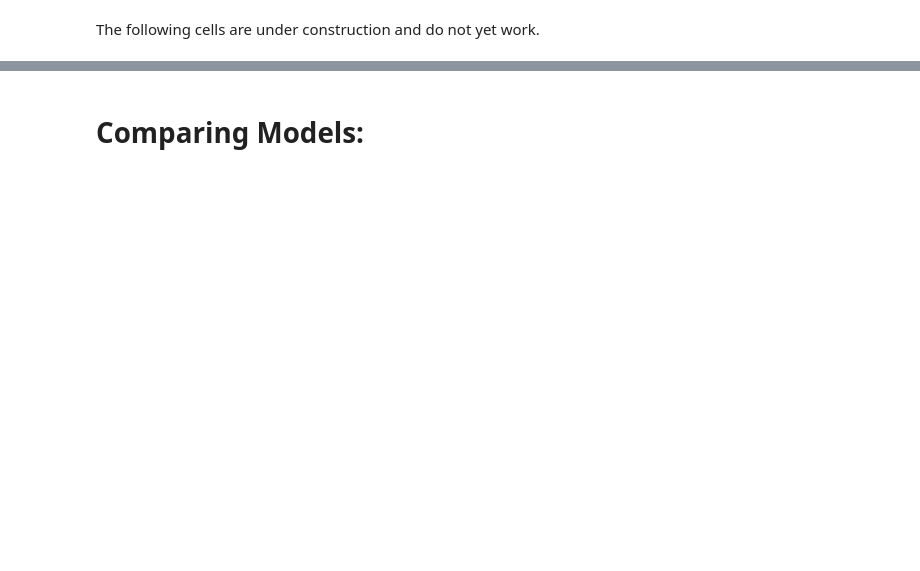
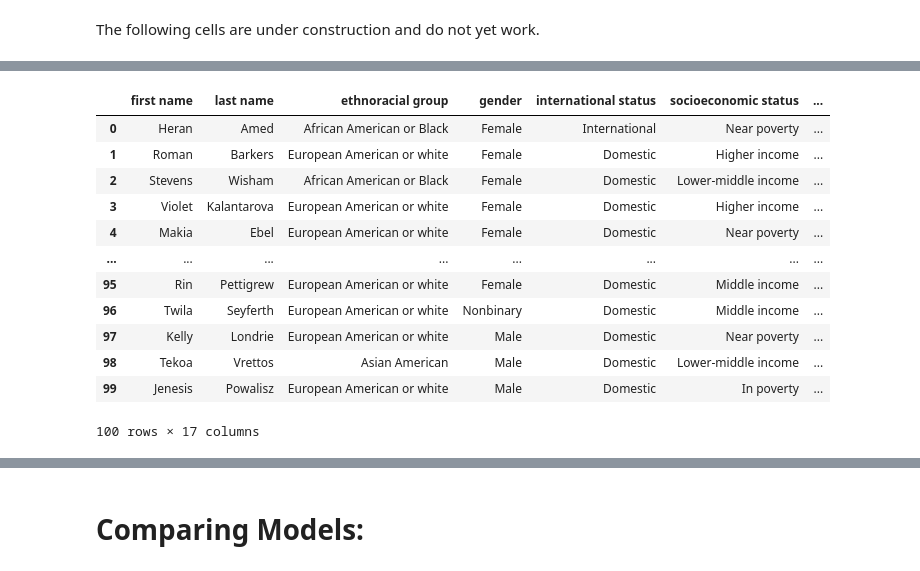
Before and after one commit to austineamonn/SummerResearch2024, a Jupyter notebook: notebooks/main.ipynb, the cells around one changed output, grey strips where cells are left out. Drawn from its saved outputs; the diff is of its cells as text; code cells hidden in the pictures; blank space fills up the shorter version.

```diff
--- a/notebooks/main.ipynb
+++ b/notebooks/main.ipynb
@@ -548,0 +743,16 @@ The following cells are under construction and do not yet work.
+# %%
+synthetic_data.head(n=100)
+# %% [output]
+|  | first name | last name | ethnoracial group | gender | international status | socioeconomic status | ... |
+| 0 | Heran | Amed | African American or Black | Female | International | Near poverty | ... |
+| 1 | Roman | Barkers | European American or white | Female | Domestic | Higher income | ... |
+| 2 | Stevens | Wisham | African American or Black | Female | Domestic | Lower-middle income | ... |
+| 3 | Violet | Kalantarova | European American or white | Female | Domestic | Higher income | ... |
+| 4 | Makia | Ebel | European American or white | Female | Domestic | Near poverty | ... |
+| ... | ... | ... | ... | ... | ... | ... | ... |
+| 95 | Rin | Pettigrew | European American or white | Female | Domestic | Middle income | ... |
+| 96 | Twila | Seyferth | European American or white | Nonbinary | Domestic | Middle income | ... |
+| 97 | Kelly | Londrie | European American or white | Male | Domestic | Near poverty | ... |
+| 98 | Tekoa | Vrettos | Asian American | Male | Domestic | Lower-middle income | ... |
+| 99 | Jenesis | Powalisz | European American or white | Male | Domestic | In poverty | ... |
+100 rows × 17 columns
```
Also changed, not shown: parts of 53 cells of this notebook, 3 other files.
